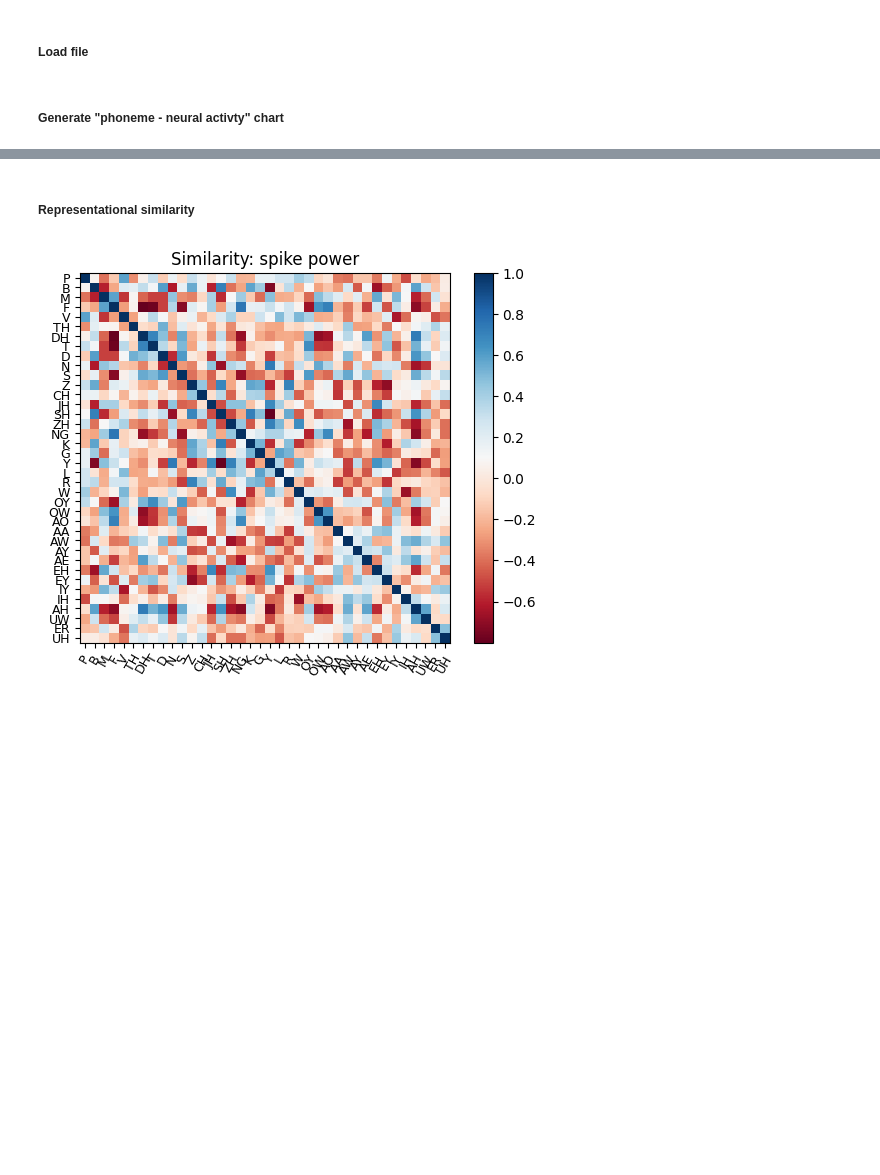
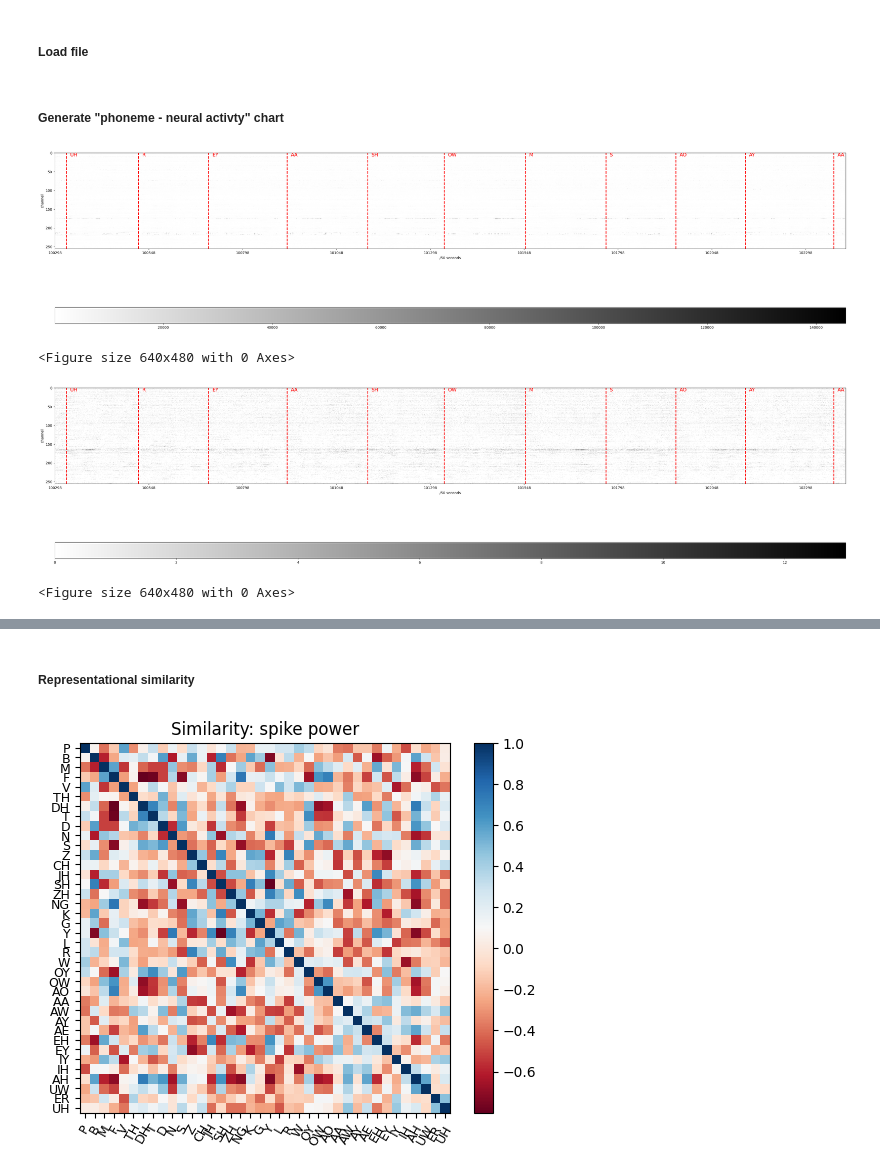
Before and after one commit to ctu-3u/speechBCI, a Jupyter notebook: Practice/pho_act_chart.ipynb, the cells around one changed output, grey strips where cells are left out. Drawn from its saved outputs; the diff is of its cells as text; code cells hidden in the pictures; blank space fills up the shorter version.

```diff
--- a/Practice/pho_act_chart.ipynb
+++ b/Practice/pho_act_chart.ipynb
@@ -7,6 +7,7 @@ import matplotlib.pyplot as plt
 # %%
 # Configuration parameters
 num_channels = 256
+length_timebins = 159136
 # %% [markdown]
 ##### Load file
 # %%
@@ -28,3 +29,77 @@ audio_end = np.array(tuning_data['goTrialEpochs'][:, 1])
+# %%
+phonemes_chart = ['B','CH','NOTHING','D','F','G','HH','JH','K','L','ER','M','N','NG','P','R','S','SH','DH','T','TH', 'V','W',\
+    'Y','Z','ZH','OY','EH','EY','UH','IY','OW','UW','IH','AA','AW','AY','AH','AO','AE']
+
+## extract and rearrange neural activities
+### def Z-score. input an numpy array
+def z_score(x):
+    mean = np.mean(x)
+    std = np.std(x)
+    return (x - mean) / std
+### def subtraction mean. input an numpy array
+def subt_mean(x):
+    mean = np.mean(x)
+    return x - mean
+
+### def visualization function
+def visuali_LFP_audio(starttrial, endtrial): # [starttrial, endtrial]
+    startpoint = gotrial_start[starttrial]
+    endpoint = gotrial_end[endtrial] + 1
+
+    spikepow = tuning_data['spikePow'][startpoint : endpoint, :]
+    tx2 = tuning_data['tx2'][startpoint : endpoint, :]
+
+
+    #### rearrange data
+
+
+    #### get audio timestamp and the phoneme
+    audio_times = []
+    audio_phone = []
+
+    for i in range(starttrial, endtrial + 1):
+        window_left = max(gotrial_start[i] - 10, 0)
+        window_right = min(gotrial_end[i] + 11, length_timebins)
+        window_audios = np.array(tuning_data['audioEnvelope'][window_left : window_right])
+        audio_times.append(np.argmax(window_audios) + window_left)
+        audio_phone.append(phonemes_chart[int(tuning_data['trialCues'][i]) - 1])
+
+
+    #### plot (only try spikepower first)
+    plt.figure(figsize = (40, 30))
+    plt.imshow(spikepow.T, cmap = 'binary', vmin = np.min(spikepow), vmax = np.max(spikepow))
+    plt.colorbar(orientation='horizontal', pad=0.1, aspect=50)
+    plt.xlabel("/50 seconds")
+    plt.ylabel("channel")
+    plt.xticks(np.arange(0, endpoint - startpoint, 250), np.arange(startpoint, endpoint, 250))
+    for i in range(len(audio_times)):
+        t_index = audio_times[i] - startpoint
+        plt.axvline(x = t_index, color='red', linestyle='--', linewidth=2)
+        plt.text(t_index + 10, -1, audio_phone[i], color='red', fontsize=14, rotation=0, verticalalignment='top')
+    plt.show()
+    plt.clf()
+
+    #### (try tx2 also)
+    plt.figure(figsize = (40, 30))
+    plt.imshow(tx2.T, cmap = 'binary', vmin = np.min(tx2), vmax = np.max(tx2))
+    plt.colorbar(orientation='horizontal', pad=0.1, aspect=50)
+    plt.xlabel("/50 seconds")
+    plt.ylabel("channel")
+    plt.xticks(np.arange(0, endpoint - startpoint, 250), np.arange(startpoint, endpoint, 250))
+    for i in range(len(audio_times)):
+        t_index = audio_times[i] - startpoint
+        plt.axvline(x = t_index, color='red', linestyle='--', linewidth=2)
+        plt.text(t_index + 10, -1, audio_phone[i], color='red', fontsize=14, rotation=0, verticalalignment='top')
+    plt.show()
+    plt.clf()
+
+
+visuali_LFP_audio(505, 515)
+# %% [output]
+[figure, added]
+<Figure size 640x480 with 0 Axes>
+[figure, added]
+<Figure size 640x480 with 0 Axes>
 # %%
 ## extract neural activity
 
```
Also changed, not shown: parts of 7 cells of this notebook.
